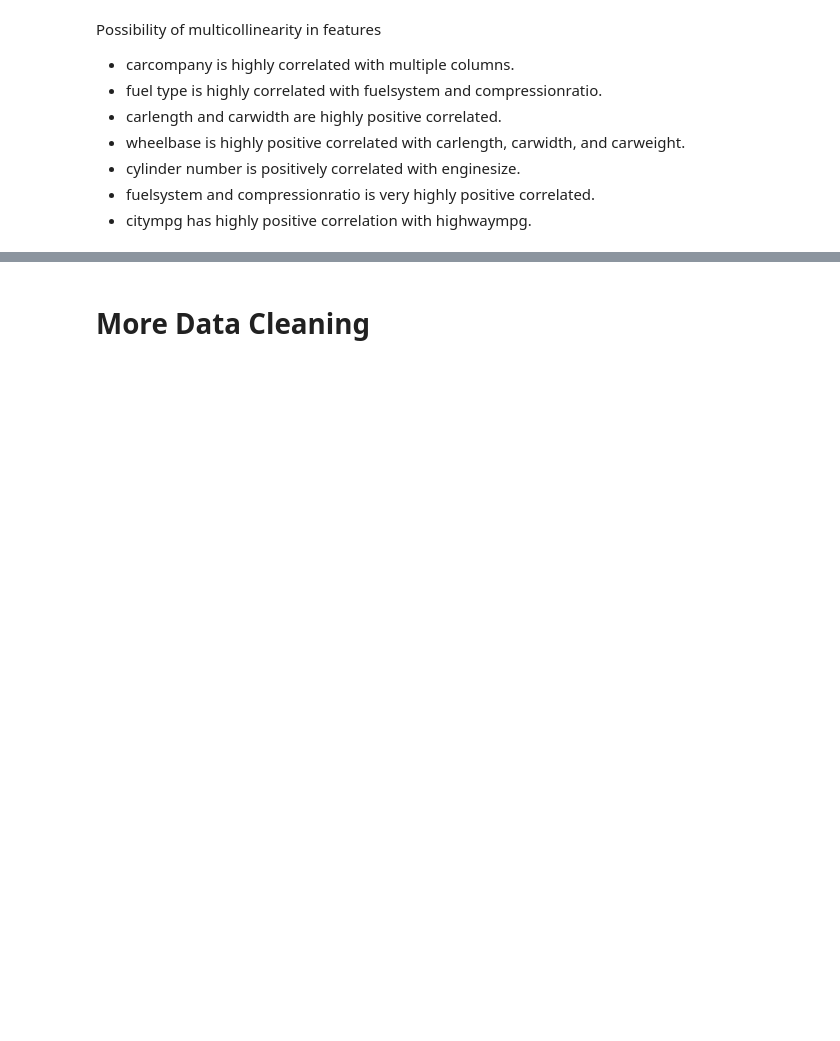
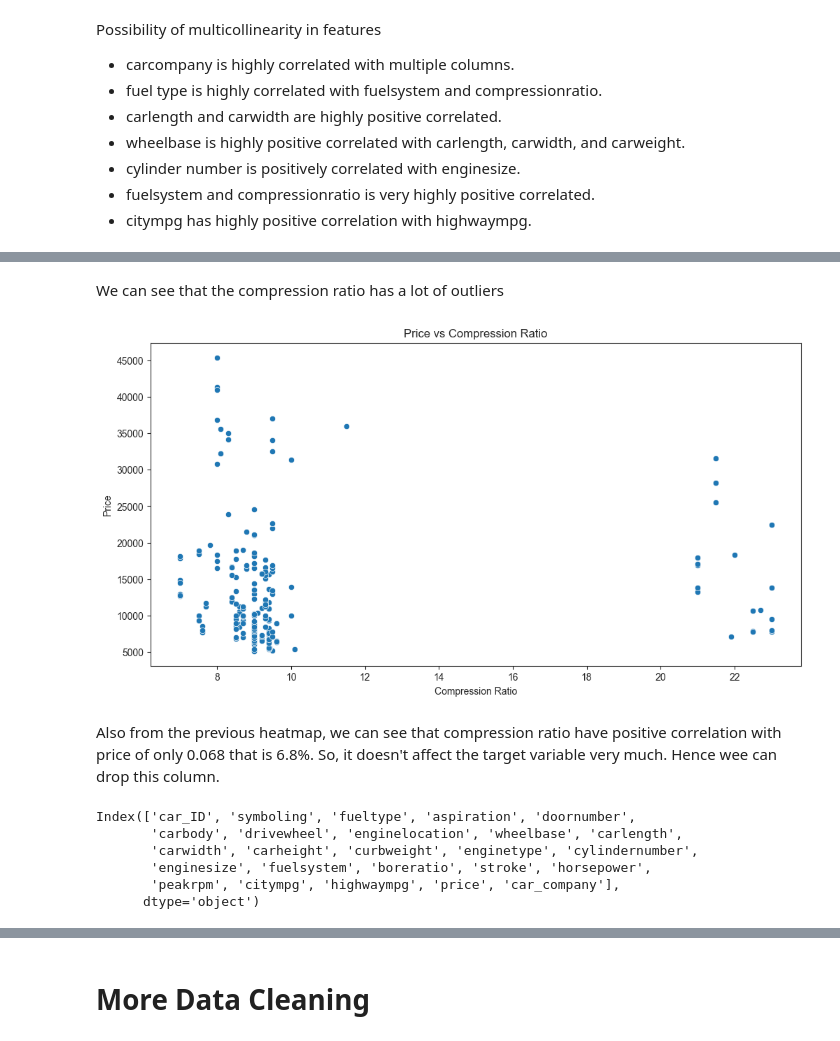
Before and after one commit to sukrutimallesh/Car-price-prediction-model, a Jupyter notebook: car_prediction_model/data_cleaning.ipynb, the cells around one changed output, grey strips where cells are left out. Cells and saved outputs as stored; diff of their text form; code cells hidden in the pictures; blank space fills up the shorter version.

```diff
--- a/car_prediction_model/data_cleaning.ipynb
+++ b/car_prediction_model/data_cleaning.ipynb
@@ -336,0 +358,14 @@ Possibility of multicollinearity in features
+# %% [markdown]
+We can see that the compression ratio has a lot of outliers
+# %%
+# Plotting the scatterplot of the target column 'price' and compression ratio
+plt.figure(figsize=(12, 6))
+sns.scatterplot(x='compressionratio', y='price', data=car_data)
+plt.xlabel('Compression Ratio')
+plt.ylabel('Price')
+plt.title('Price vs Compression Ratio')
+plt.show()
+# %% [output]
+[figure, added]
+# %% [markdown]
+Also from the previous heatmap, we can see that compression ratio have positive correlation with price of only 0.068 that is 6.8%. So, it doesn't affect the target variable very much. Hence wee can drop this column.
@@ -336,0 +375,10 @@ Possibility of multicollinearity in features
+# %%
+# checking car data columns
+car_data.columns
+# %% [output]
+Index(['car_ID', 'symboling', 'fueltype', 'aspiration', 'doornumber',
+       'carbody', 'drivewheel', 'enginelocation', 'wheelbase', 'carlength',
+       'carwidth', 'carheight', 'curbweight', 'enginetype', 'cylindernumber',
+       'enginesize', 'fuelsystem', 'boreratio', 'stroke', 'horsepower',
+       'peakrpm', 'citympg', 'highwaympg', 'price', 'car_company'],
+      dtype='object')
```
Also changed, not shown: parts of 9 cells of this notebook.
